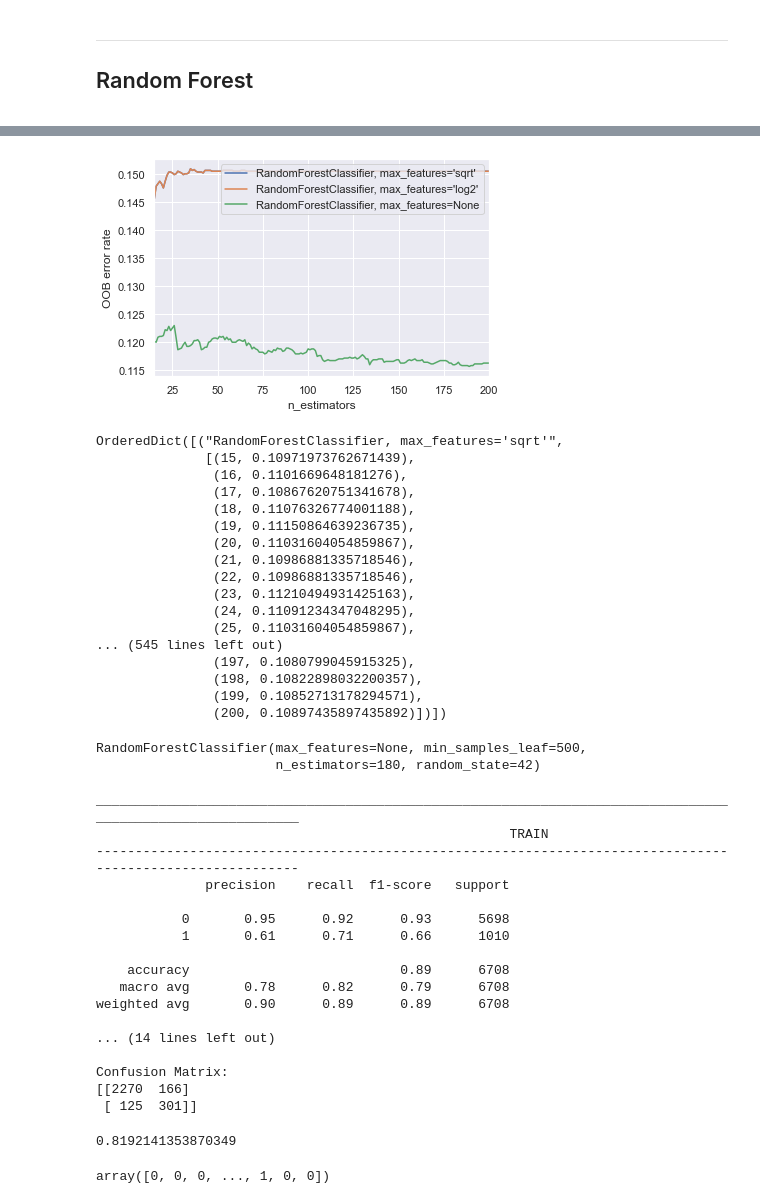
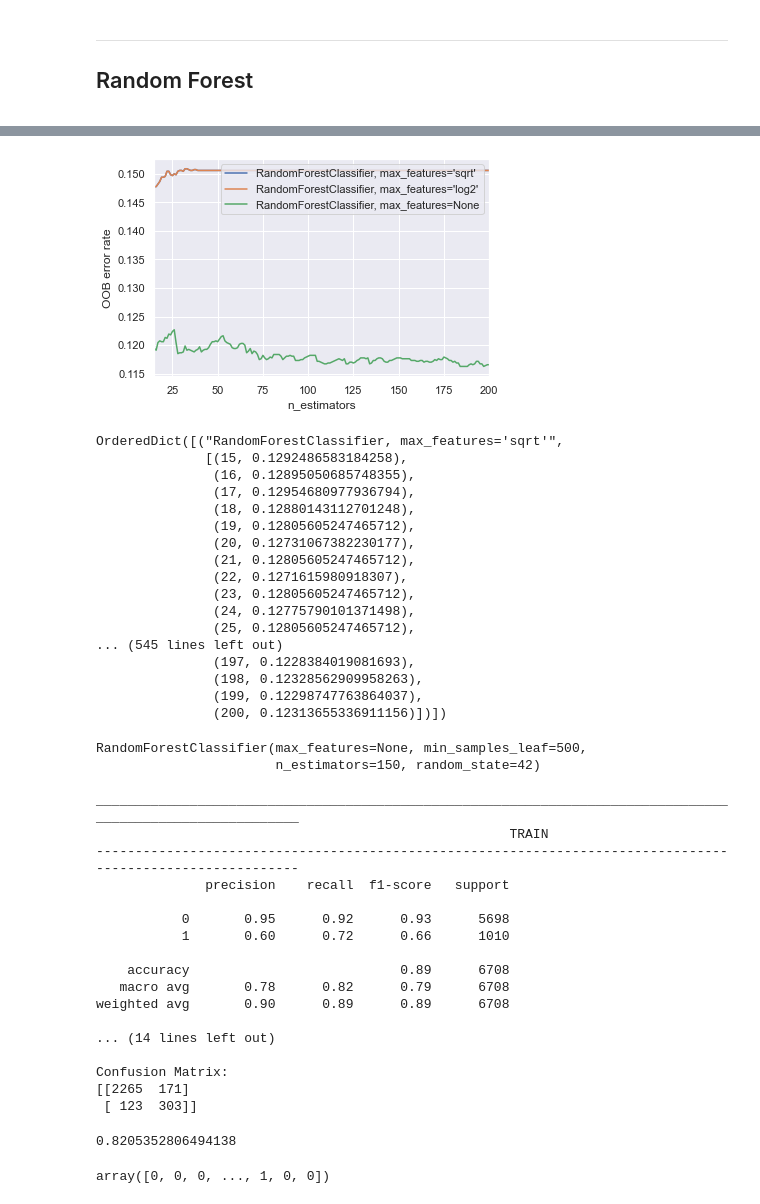
Before and after one commit to filipacarreira/MachineLearningProject, a Jupyter notebook: techscape-ecommerce/main_withchanges.ipynb, the cells around one changed output, grey strips where cells are left out. Saved outputs shown, nothing was run; the diff lists cells and outputs as text; code cells hidden in the pictures.

```diff
--- a/techscape-ecommerce/main_withchanges.ipynb
+++ b/techscape-ecommerce/main_withchanges.ipynb
@@ -1770,7 +1791,7 @@ ensemble_clfs = [
             oob_score=True,
             max_features="sqrt",
             random_state=RANDOM_STATE,
-            min_samples_leaf=500
+            min_samples_leaf=700
         ),
     ),
     (
@@ -1780,7 +1801,7 @@ ensemble_clfs = [
             max_features="log2",
             oob_score=True,
             random_state=RANDOM_STATE,
-            min_samples_leaf=500
+            min_samples_leaf=700
         ),
     ),
     (
@@ -1790,57 +1811,57 @@ ensemble_clfs = [
             max_features=None,
             oob_score=True,
             random_state=RANDOM_STATE,
-            min_samples_leaf=500
+            min_samples_leaf=700
 
         ),
     ),
 ]
 
 error_rate = OrderedDict((label, []) for label, _ in ensemble_clfs)
 
 min_estimators = 15
 max_estimators = 200
 
 for label, clf in ensemble_clfs:
     for i in range(min_estimators, max_estimators + 1):
         clf.set_params(n_estimators=i)
         clf.fit(X_train_eng[set1], y_train_df)
 
         oob_error = 1 - clf.oob_score_
         error_rate[label].append((i, oob_error))
 
 
 for label, clf_err in error_rate.items():
     xs, ys = zip(*clf_err)
     plt.plot(xs, ys, label=label)
 
 plt.xlim(min_estimators, max_estimators)
 plt.xlabel("n_estimators")
 plt.ylabel("OOB error rate")
 plt.legend(loc="upper right")
 plt.show()
 # %% [output]
-[figure, old version]
+[figure, new version]
 # %%
 error_rate
 # %% [output]
 OrderedDict([("RandomForestClassifier, max_features='sqrt'",
-              [(15, 0.10971973762671439),
-               (16, 0.1101669648181276),
-               (17, 0.10867620751341678),
-               (18, 0.11076326774001188),
-               (19, 0.11150864639236735),
-               (20, 0.11031604054859867),
-               (21, 0.10986881335718546),
-               (22, 0.10986881335718546),
-               (23, 0.11210494931425163),
-               (24, 0.11091234347048295),
-               (25, 0.11031604054859867),
+              [(15, 0.1292486583184258),
+               (16, 0.12895050685748355),
+               (17, 0.12954680977936794),
+               (18, 0.12880143112701248),
+               (19, 0.12805605247465712),
+               (20, 0.12731067382230177),
+               (21, 0.12805605247465712),
+               (22, 0.1271615980918307),
+               (23, 0.12805605247465712),
+               (24, 0.12775790101371498),
+               (25, 0.12805605247465712),
 ... (545 lines left out)
-               (197, 0.1080799045915325),
-               (198, 0.10822898032200357),
-               (199, 0.10852713178294571),
-               (200, 0.10897435897435892)])])
+               (197, 0.1228384019081693),
+               (198, 0.12328562909958263),
+               (199, 0.12298747763864037),
+               (200, 0.12313655336911156)])])
 # %%
 # n_estimators_list=[50,75,100,125,150,175,200,225,250,275,300]
 # error_rate=[]
@@ -1854,13 +1875,13 @@ OrderedDict([("RandomForestClassifier, max_features='sqrt'",
 #     metrics1(y_train_df, clf.predict(X_train_eng[sets_RF]) , y_val_df, y_pred)
 #     error_rate.append(clf.oob_score_)
 # %%
-clf=RandomForestClassifier(n_estimators=180,criterion="gini",min_samples_leaf=500, max_features=None,random_state=42)
-clf.fit(X_train_eng[sets_RF], y_train_df)
+clf=RandomForestClassifier(n_estimators=150,criterion="gini", max_features=None, min_samples_leaf=500,random_state=42)
+clf.fit(X_train_eng[set1], y_train_df)
 # %% [output]
 RandomForestClassifier(max_features=None, min_samples_leaf=500,
-                       n_estimators=180, random_state=42)
+                       n_estimators=150, random_state=42)
 # %%
-metrics1(y_train_df, clf.predict(X_train_eng[sets_RF]) , y_val_df, clf.predict(X_val_eng[sets_RF]))
+metrics1(y_train_df, clf.predict(X_train_eng[set1]) , y_val_df, clf.predict(X_val_eng[set1]))
 # %% [output]
 ___________________________________________________________________________________________________________
                                                      TRAIN
@@ -1868,7 +1889,7 @@ ________________________________________________________________________________
               precision    recall  f1-score   support
 
            0       0.95      0.92      0.93      5698
-           1       0.61      0.71      0.66      1010
+           1       0.60      0.72      0.66      1010
 
     accuracy                           0.89      6708
    macro avg       0.78      0.82      0.79      6708
@@ -1877,10 +1898,10 @@ weighted avg       0.90      0.89      0.89      6708
 ... (14 lines left out)
 
 Confusion Matrix:
-[[2270  166]
- [ 125  301]]
+[[2265  171]
+ [ 123  303]]
 # %%
-roc_auc_score(y_val_df, clf.predict(X_val_eng[sets_RF]))
+roc_auc_score(y_val_df, clf.predict(X_val_eng[set1]))
 # %% [output]
-0.8192141353870349
+0.8205352806494138
 # %%
```
Also changed, not shown: parts of 32 cells of this notebook.
